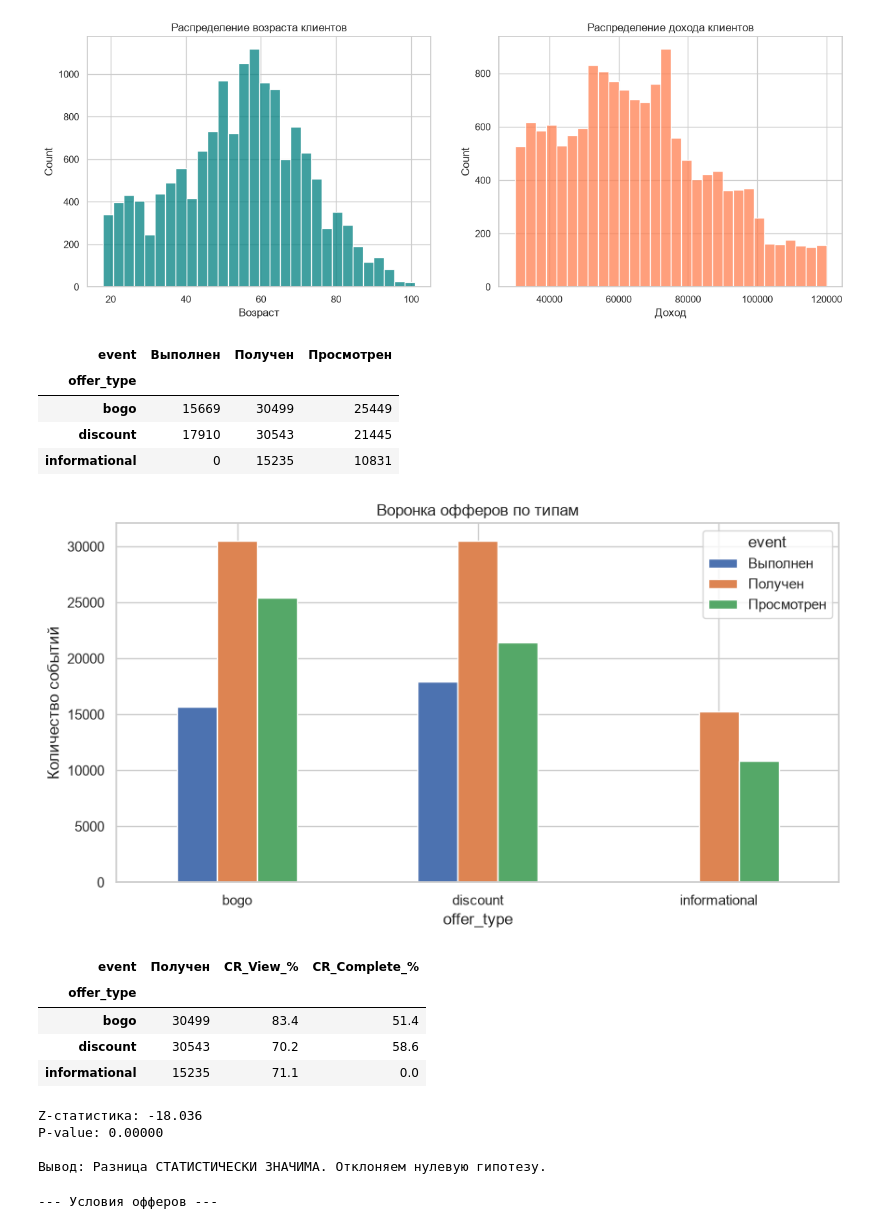
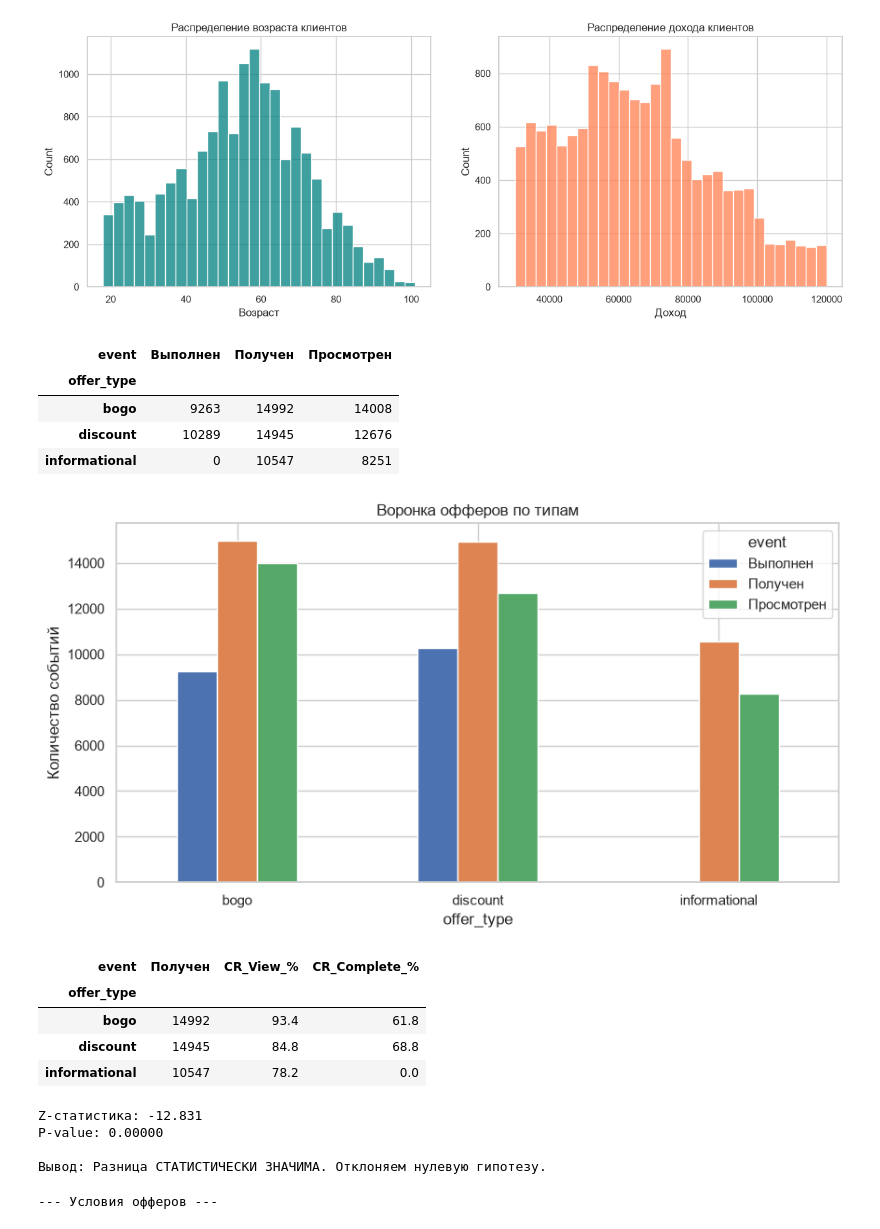
Before and after one commit to Arkwark/starbucks-offer-effectiveness-analysis, a Jupyter notebook: notebooks/02_eda_and_metrics.ipynb, the cells around one changed output. Drawn from its saved outputs; the diff is of its cells as text; code cells hidden in the pictures.

```diff
--- a/notebooks/02_eda_and_metrics.ipynb
+++ b/notebooks/02_eda_and_metrics.ipynb
@@ -41,37 +41,37 @@ plt.show()
 # %%
 # Соединяем транскрипт с портфолио, чтобы узнать тип оффера для каждого события
 # Оставляем только события, связанные с офферами (убираем просто покупки)
 offers_events = transcript[transcript['offer_id'].notna()].copy()
 offers_events = offers_events.merge(portfolio[['id', 'offer_type']], left_on='offer_id', right_on='id', how='left')
 
-# Считаем, сколько раз каждое событие произошло для каждого типа оффера
-funnel = offers_events.groupby(['offer_type', 'event']).size().unstack(fill_value=0)
+# Считаем уникальных пользователей на каждом этапе
+funnel = offers_events.groupby(['offer_type', 'event'])['person'].nunique().unstack(fill_value=0)
 
 # Переименуем колонки для красоты (если они есть)
 funnel = funnel.rename(columns={
     'offer received': 'Получен',
     'offer viewed': 'Просмотрен',
     'offer completed': 'Выполнен'
 })
 
 # Выводим таблицу
 display(funnel)
 
 # Строим график воронки
 funnel.plot(kind='bar', figsize=(10, 5), color=['#4C72B0', '#DD8452', '#55A868'])
 plt.title('Воронка офферов по типам')
 plt.ylabel('Количество событий')
 plt.xticks(rotation=0)
 
 plt.savefig('../reports/figures/funnel_by_offer_type.png', dpi=300, bbox_inches='tight')
 plt.show()
 # %% [output]
 | event | Выполнен | Получен | Просмотрен |
 | offer_type |  |  |  |
-| bogo | 15669 | 30499 | 25449 |
-| discount | 17910 | 30543 | 21445 |
-| informational | 0 | 15235 | 10831 |
+| bogo | 9263 | 14992 | 14008 |
+| discount | 10289 | 14945 | 12676 |
+| informational | 0 | 10547 | 8251 |
-[figure, old version]
+[figure, new version]
 # %%
 # Считаем проценты (доли) для наглядности
 funnel_pct = funnel.copy()
@@ -83,9 +83,9 @@ display(funnel_pct[['Получен', 'CR_View_%', 'CR_Complete_%']])
 # %% [output]
 | event | Получен | CR_View_% | CR_Complete_% |
 | offer_type |  |  |  |
-| bogo | 30499 | 83.4 | 51.4 |
-| discount | 30543 | 70.2 | 58.6 |
-| informational | 15235 | 71.1 | 0.0 |
+| bogo | 14992 | 93.4 | 61.8 |
+| discount | 14945 | 84.8 | 68.8 |
+| informational | 10547 | 78.2 | 0.0 |
 # %%
 # Берем данные из нашей таблицы воронки
 # BOGO
@@ -113,7 +113,7 @@ if pval < alpha:
 else:
     print("\nВывод: Разница НЕ значима. Возможно, это случайность.")
 # %% [output]
-Z-статистика: -18.036
+Z-статистика: -12.831
 P-value: 0.00000
 
 Вывод: Разница СТАТИСТИЧЕСКИ ЗНАЧИМА. Отклоняем нулевую гипотезу.
```
Also changed, not shown: parts of 3 cells of this notebook, 5 other files.
